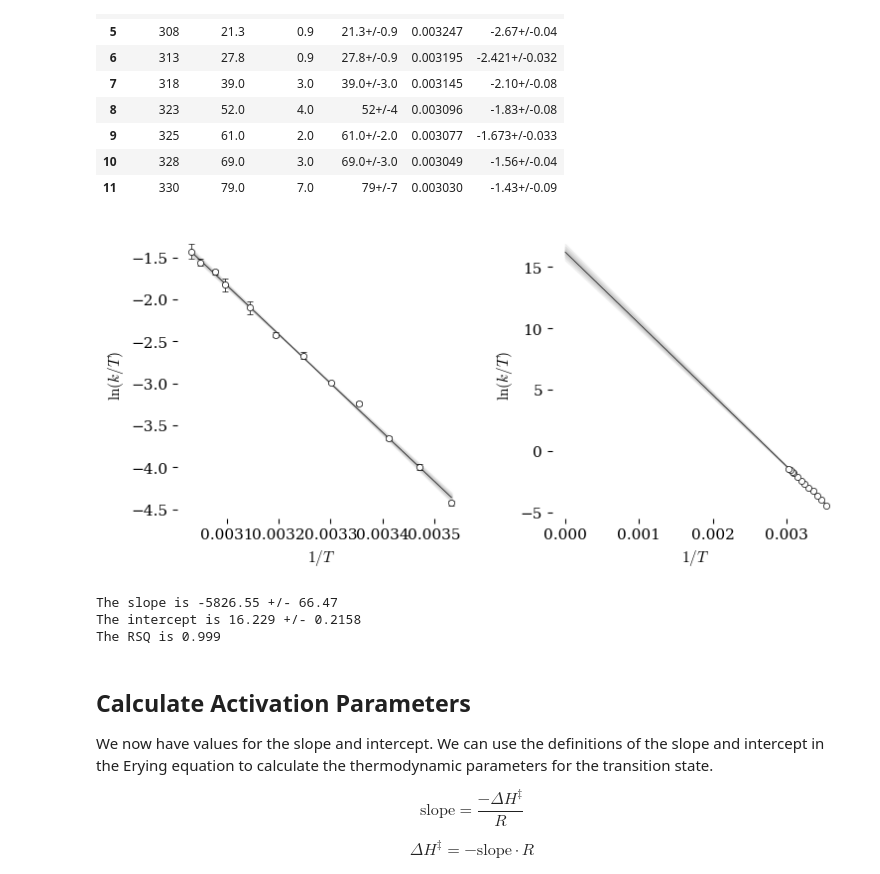
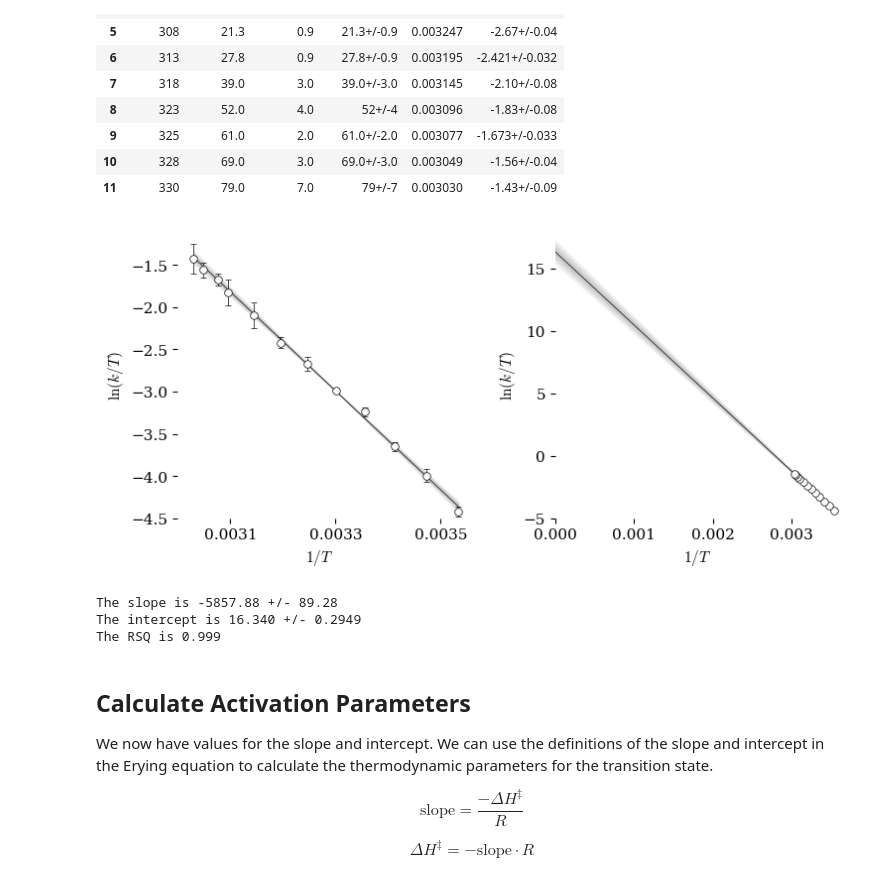
Before and after one commit to blinkletter/StealThisCode, a Jupyter notebook: 5_Erying/5_Erying_Plots_1_Linear.ipynb, the cells around one changed output. Saved outputs shown, nothing was run; the diff lists cells and outputs as text; code cells hidden in the pictures.

```diff
--- a/5_Erying/5_Erying_Plots_1_Linear.ipynb
+++ b/5_Erying/5_Erying_Plots_1_Linear.ipynb
@@ -138,10 +152,9 @@ sigmas = [3,2,1]      # sigmas for confidence interval 1 = 68%, 2 = 95%, 3 = 99.
 def linear(x, slope, intercept):
     return slope * x + intercept
 
-popt,pcov = curve_fit(linear, x, y,
-          #             sigma = y_err, absolute_sigma=False  # Include st_devs for y data in calculations
+popt, pcov = curve_fit(linear, x, y,
+                       sigma = y_err, absolute_sigma=False  # Include st_devs for y data in calculations
                      )
-
 [slope,intercept] = popt
 perr = np.sqrt(np.diag(pcov))
 
@@ -163,18 +176,19 @@ ax[0].set(
 #          title = Title,
           ylabel=r"$\ln (k / T)$",
           xlabel=r"$1/T$",
-#          xlim=[0, np.max(x) + np.max(x) * 0.1],
-#          ylim=[None,None]
+          xlim=[0.0030,0.00354],
+          ylim=[-4.5,-1.1]
        )
+ax[0].set_xticks([0.0031,0.0033,0.0035])
 
 # Plot the data
 #ax[0].scatter(x, y, marker = "o", s = 70, color = "white", alpha = 1.0, zorder = 1)
-ax[0].scatter(x, y, marker = "o", s = 20,
+ax[0].scatter(x, y, marker = "o", s = 30,
               color = "white", edgecolors = "black",
               linewidths=0.5, zorder = 3)
 
 # Add error bars
-ax[0].errorbar(x, y, yerr=y_err, xerr=None, fmt="None",
+ax[0].errorbar(x, y, yerr=2*y_err, xerr=None, fmt="None",
                ecolor="black", elinewidth=0.5,
                capsize=2, capthick=0.5, zorder=2)
 
@@ -209,18 +223,19 @@ ax[1].set(
 #          title = Title,
           ylabel=r"$\ln (k / T)$",
           xlabel=r"$1/T$",
-#          xlim=[0, np.max(x) + np.max(x) * 0.1],
-#          ylim=[None,None]
+          xlim=[0, 0.0036],
+          ylim=[-5,18]
        )
+ax[1].set_xticks([0,0.001,0.002,0.003])
 
 # Plot the data
 #ax[1].scatter(x, y, marker = "o", s = 70, color = "white", zorder = 1)
-ax[1].scatter(x, y, marker = "o", s = 20,
+ax[1].scatter(x, y, marker = "o", s = 30,
               color = "white", edgecolors = "black",
               linewidths=0.5, zorder = 3)
 
 # Add error bars
-#ax[1].errorbar(x, y, yerr=y_err, xerr=None, fmt="None", ecolor="black", elinewidth=0.5, capsize=2, capthick=0.5, zorder=1)
+#ax[1].errorbar(x, y, yerr=2*y_err, xerr=None, fmt="None", ecolor="black", elinewidth=0.5, capsize=2, capthick=0.5, zorder=1)
 
 # Calculate the line from curve fit parameters
 x_fit = np.linspace(0, np.max(x), 100)
@@ -233,41 +248,37 @@ ax[1].plot(x_fit, y_fit, marker = None,
 # prepare confidence level curves
 
 #colors = ["#DDFFEE","#CCEEDD","#BBDDDD"]
 colors = ["#EEEEEE","#DDDDDD","#CCCCCC"]
 #colors = ["#FFEEEE","#FFDDDD","#FFBBBB"]
 sigmas = [3,2,1]
 for [color,sigma] in zip(colors,sigmas):
     popt_plus = popt + sigma * perr    # add error to parameters
     popt_minus = popt - sigma * perr   # subtract error from paramneters
 
     # steeper slope will result in higher intercept and vice versa
     confidence_line_1 = linear(x=x_fit, slope=popt_plus[0], intercept=popt_minus[1])
     confidence_line_2 = linear(x=x_fit, slope=popt_minus[0], intercept=popt_plus[1])
 
     # Plot confidence interval
     ax[1].fill_between(x_fit, confidence_line_1, confidence_line_2,
                        color = color, alpha=1, zorder = 0,
                        label="confidence interval")
 
-
-#ax[0].set_xticks([0.0032,0.0033,0.0034])
-
 ### Output plot
 plt.tight_layout(pad=2, h_pad=None, w_pad=None, rect=None)
-plt.savefig("Eyring_L_both.pdf")
+plt.savefig("plots/Eyring_L_both.pdf")
 plt.show()
 
 print(f"The slope is {slope:0.2f} +/- {perr[0]:0.2f}")
 print(f"The intercept is {intercept:0.3f} +/- {perr[1]:0.4f}")
 
 r, p = scipy.stats.pearsonr(x, y)
 rsq = r ** 2
-
 print(f"The RSQ is {rsq:0.3f}")
 # %% [output]
-[figure, old version]
+[figure, new version]
-The slope is -5826.55 +/- 66.47
-The intercept is 16.229 +/- 0.2158
+The slope is -5857.88 +/- 89.28
+The intercept is 16.340 +/- 0.2949
 The RSQ is 0.999
 # %% [markdown]
 ## Calculate Activation Parameters
```
Also changed, not shown: parts of 10 cells of this notebook, 22 other files.
